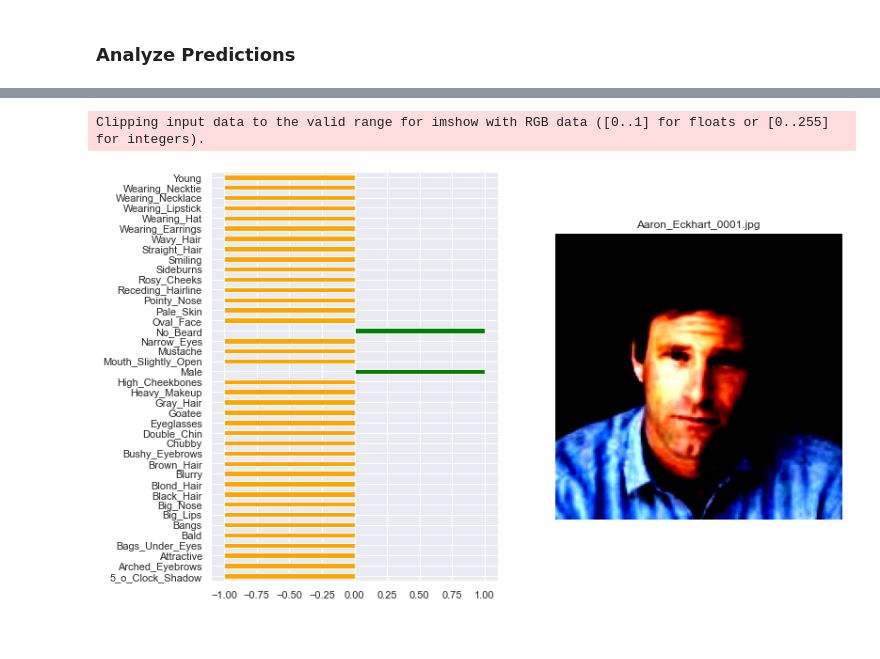
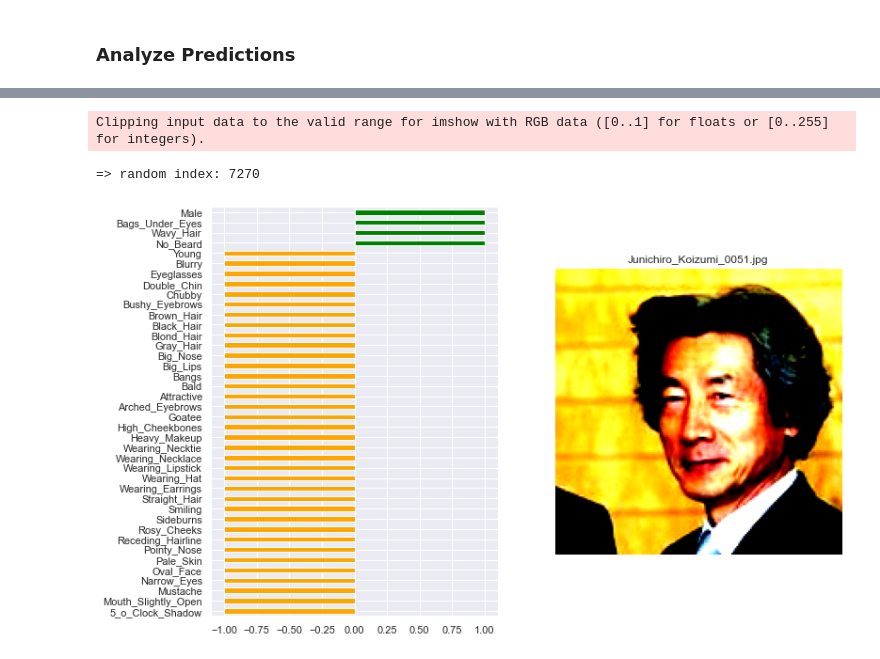
Before and after one commit to kkaryl/AI6126-Advanced_Computer_Vision, a Jupyter notebook: project_1/src/ai6126-p1-inference-v0.2.ipynb, the cells around one changed output, grey strips where cells are left out. Saved outputs shown, nothing was run; the diff lists cells and outputs as text; code cells hidden in the pictures.

```diff
--- a/project_1/src/ai6126-p1-inference-v0.2.ipynb
+++ b/project_1/src/ai6126-p1-inference-v0.2.ipynb
@@ -265,7 +268,7 @@ h
 # %% [markdown]
 ## Make Predictions
 # %%
-selected_model = 0
+selected_model = 1
 p_model, p_model_name, p_model_acc = inf_models[selected_model]
 print(f"=> best model val: {p_model_acc}")
 # %% [output]
@@ -376,18 +416,28 @@ get_celeb_prediction(preds, name = 'Kate_Hudson') # Female, Blond
 # %%
-def plot_prediction_with_image(preds, index):
+def plot_prediction_with_image(preds, index=None, off_neg=False):
+    if index == None:
+        index = np.random.randint(0, len(preds))
+        print(f"=> random index: {index}")
     p_attrs = preds.iloc[index,:]
     p_img = preds.index[index]
+#     if off_neg:
+#         p_attrs[p_attrs == -1] = 0
+    p_attrs = p_attrs.sort_values(0, ascending=True)
     fig, (ax, ax2) = plt.subplots(ncols=2)
     my_color=np.where(p_attrs>=0, 'green', 'orange')
-    p_attrs.plot(kind='barh',ax=ax, figsize=(12, 8), color=my_color)
+    if off_neg:
+        p_attrs[p_attrs == 1].plot(kind='bar',ax=ax, figsize=(8, 5), color=my_color)
+    else:
+        p_attrs.plot(kind='barh',ax=ax, figsize=(12, 8), color=my_color)
 
     s_img = test_dataset[index][0].permute(1, 2, 0)
     ax2.imshow(s_img)
     ax2.set_axis_off()
     plt.title(p_img)
     plt.show()
 
-plot_prediction_with_image(preds, 0)
+plot_prediction_with_image(preds, None)
 # %% [output]
 Clipping input data to the valid range for imshow with RGB data ([0..1] for floats or [0..255] for integers).
+=> random index: 7270
-[figure, old version]
+[figure, new version]
```
Also changed, not shown: parts of 22 cells of this notebook, 1 other file.
